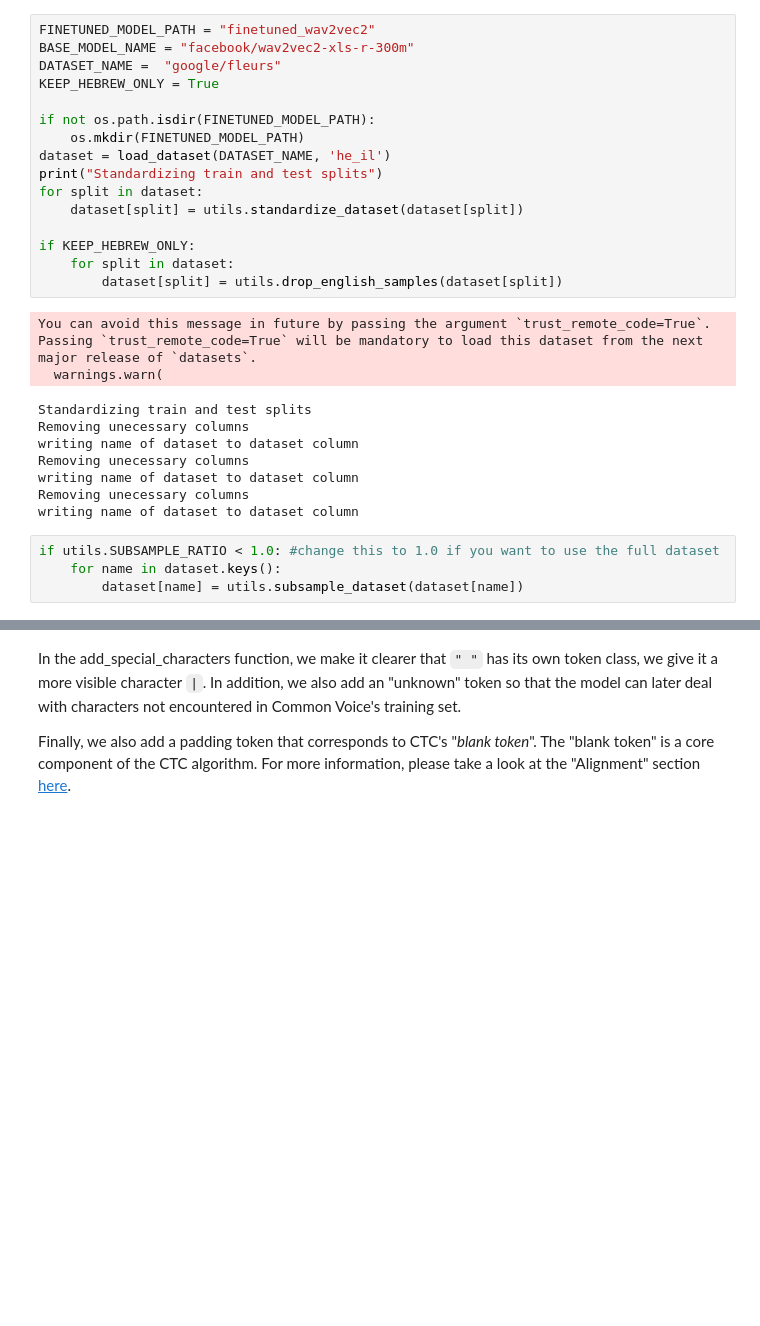
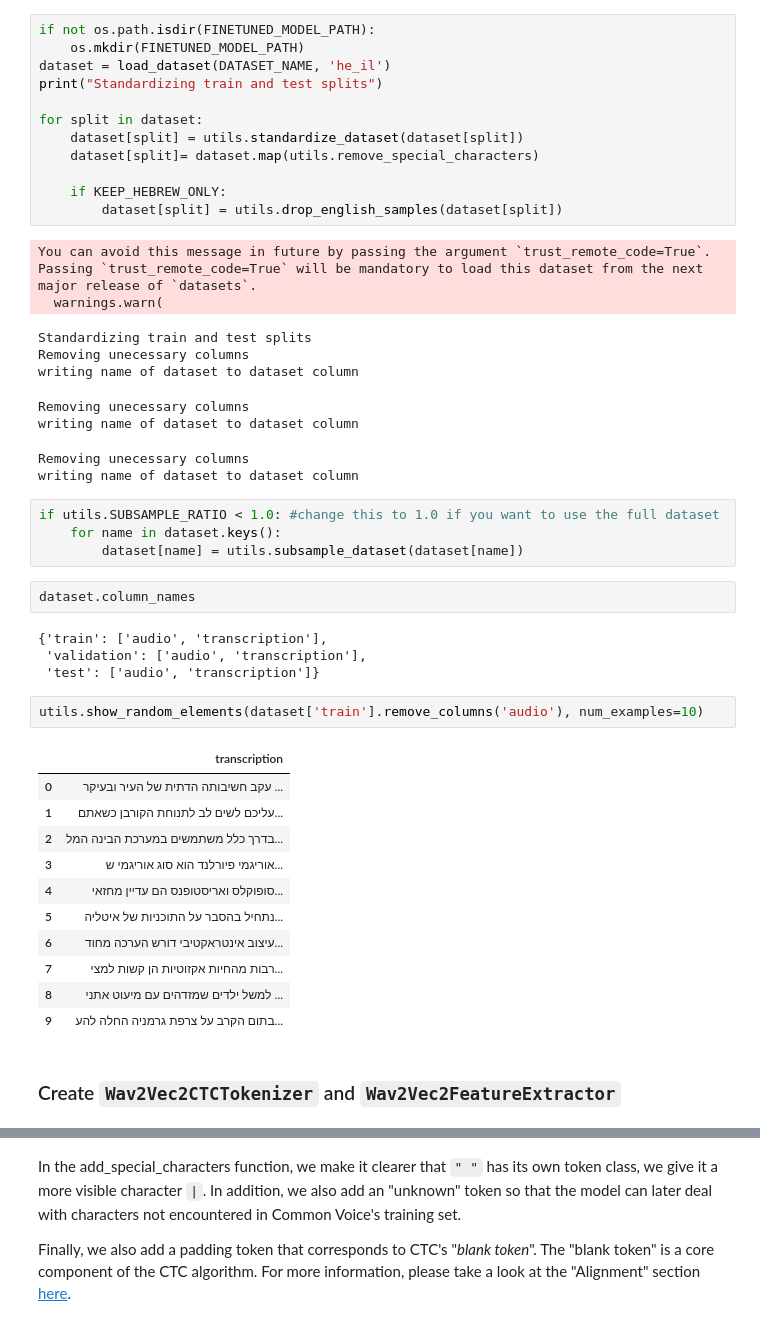
Before and after one commit to shuafriedman/FinalProject, a Jupyter notebook: demo/wav2vecKenLm_demo.ipynb, the cells around one changed output, grey strips where cells are left out. Saved outputs shown, nothing was run; the diff lists cells and outputs as text; blank space fills up the shorter version.

```diff
--- a/demo/wav2vecKenLm_demo.ipynb
+++ b/demo/wav2vecKenLm_demo.ipynb
@@ -28,18 +65,14 @@ from demo import utils
 # %%
-FINETUNED_MODEL_PATH = "finetuned_wav2vec2"
-BASE_MODEL_NAME = "facebook/wav2vec2-xls-r-300m"
-DATASET_NAME =  "google/fleurs"
-KEEP_HEBREW_ONLY = True
-
 if not os.path.isdir(FINETUNED_MODEL_PATH):
     os.mkdir(FINETUNED_MODEL_PATH)
 dataset = load_dataset(DATASET_NAME, 'he_il')
 print("Standardizing train and test splits")
+
 for split in dataset:
     dataset[split] = utils.standardize_dataset(dataset[split])
+    dataset[split]= dataset.map(utils.remove_special_characters)
 
-if KEEP_HEBREW_ONLY:
-    for split in dataset:
+    if KEEP_HEBREW_ONLY:
         dataset[split] = utils.drop_english_samples(dataset[split])
 # %% [output]
 You can avoid this message in future by passing the argument `trust_remote_code=True`.
@@ -48,11 +81,33 @@ Passing `trust_remote_code=True` will be mandatory to load this dataset from the
 Standardizing train and test splits
 Removing unecessary columns
 writing name of dataset to dataset column
-Removing unecessary columns
-writing name of dataset to dataset column
-Removing unecessary columns
-writing name of dataset to dataset column
+Removing unecessary columns
+writing name of dataset to dataset column
+Removing unecessary columns
+writing name of dataset to dataset column
 # %%
 if utils.SUBSAMPLE_RATIO < 1.0: #change this to 1.0 if you want to use the full dataset
     for name in dataset.keys():
         dataset[name] = utils.subsample_dataset(dataset[name])
+# %%
+dataset.column_names
+# %% [output]
+{'train': ['audio', 'transcription'],
+ 'validation': ['audio', 'transcription'],
+ 'test': ['audio', 'transcription']}
+# %%
+utils.show_random_elements(dataset['train'].remove_columns('audio'), num_examples=10)
+# %% [output]
+|  | transcription |
+| 0 | עקב חשיבותה הדתית של העיר ובעיקר ... |
+| 1 | עליכם לשים לב לתנוחת הקורבן כשאתם... |
+| 2 | בדרך כלל משתמשים במערכת הבינה המל... |
+| 3 | אוריגמי פיורלנד הוא סוג אוריגמי ש... |
+| 4 | סופוקלס ואריסטופנס הם עדיין מחזאי... |
+| 5 | נתחיל בהסבר על התוכניות של איטליה... |
+| 6 | עיצוב אינטראקטיבי דורש הערכה מחוד... |
+| 7 | רבות מהחיות אקזוטיות הן קשות למצי... |
+| 8 | למשל ילדים שמזדהים עם מיעוט אתני ... |
+| 9 | בתום הקרב על צרפת גרמניה החלה להע... |
+# %% [markdown]
+### Create `Wav2Vec2CTCTokenizer` and `Wav2Vec2FeatureExtractor`
```
Also changed, not shown: parts of 18 cells of this notebook, 3 other files.
